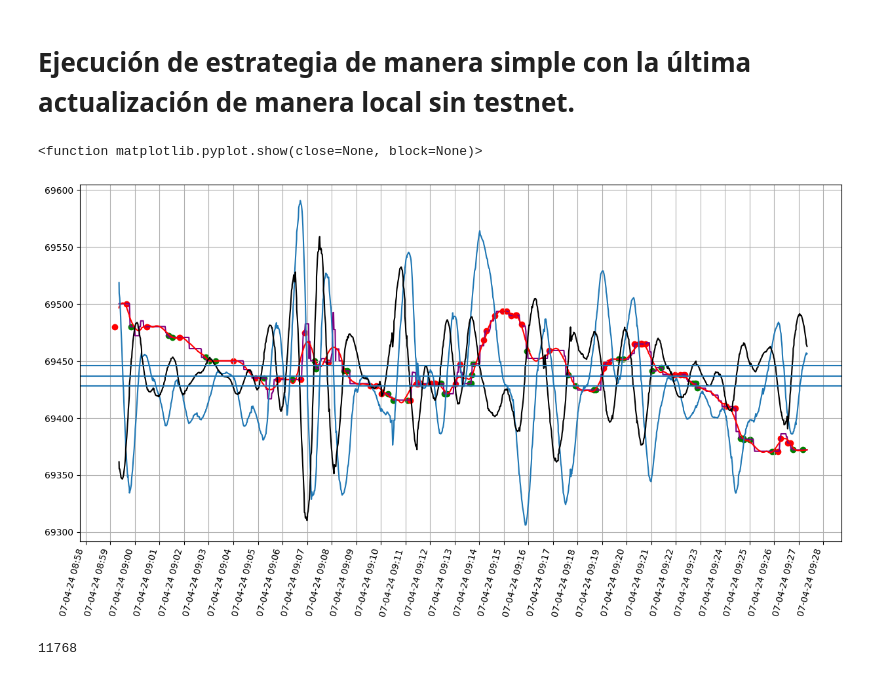
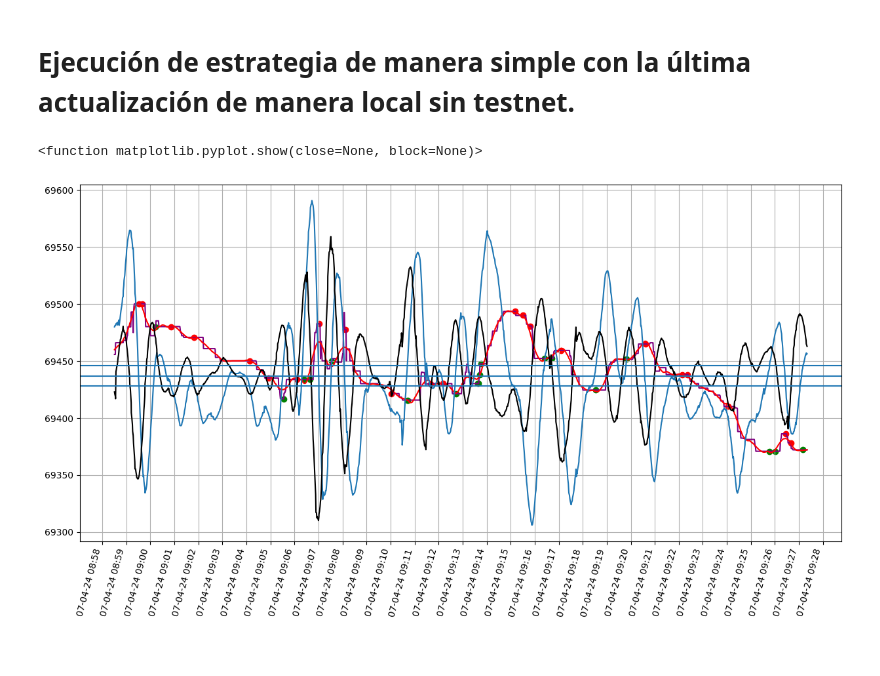
Before and after one commit to Tinmarian/tradingbot, a Jupyter notebook: scripts/streaming_derivatives_analysis_V1.ipynb, the cells around one changed output. Cells and saved outputs as stored; diff of their text form; code cells hidden in the pictures.

```diff
--- a/scripts/streaming_derivatives_analysis_V1.ipynb
+++ b/scripts/streaming_derivatives_analysis_V1.ipynb
@@ -112,39 +112,35 @@ for lista in [max_points_idx,min_points_idx]:
         for idx in sorted(close_points_max,reverse=True):
             del lista[idx]
     else:
         for idx in sorted(close_points_min,reverse=True):
             del lista[idx]
 
 
 ##################################################################################################################################
 # Gráfica final del backtesting sobre nuestro análisis con puntos de compra y venta.
 ##################################################################################################################################
 mp = recent_data.Precio[initial_date_index:final_date_index].mean()
 plt.figure(figsize=(15,8))
-plt.plot(recent_data.Tiempo[initial_date_index-100:final_date_index],recent_data.Precio[initial_date_index-100:final_date_index].multiply(1),color='purple')
-plt.plot(recent_data.Tiempo[initial_date_index-100:final_date_index],recent_data.Interpolacion[initial_date_index-100:final_date_index].multiply(1),color='red')
-plt.plot(recent_data.Tiempo[initial_date_index-100:final_date_index],recent_data.PD_Interpolacion[initial_date_index-100:final_date_index].multiply(100)+mp)
-plt.plot(recent_data.Tiempo[initial_date_index-100:final_date_index],recent_data.SD_Interpolacion[initial_date_index-100:final_date_index].multiply(1000)+mp,color='k')
+plt.plot(recent_data.Tiempo[initial_date_index-150:final_date_index],recent_data.Precio[initial_date_index-150:final_date_index].multiply(1),color='purple')
+plt.plot(recent_data.Tiempo[initial_date_index-150:final_date_index],recent_data.Interpolacion[initial_date_index-150:final_date_index].multiply(1),color='red')
+plt.plot(recent_data.Tiempo[initial_date_index-150:final_date_index],recent_data.PD_Interpolacion[initial_date_index-150:final_date_index].multiply(100)+mp)
+plt.plot(recent_data.Tiempo[initial_date_index-150:final_date_index],recent_data.SD_Interpolacion[initial_date_index-150:final_date_index].multiply(1000)+mp,color='k')
 plt.scatter(recent_data.Tiempo.iloc[max_points_idx],recent_data.Precio.iloc[max_points_idx],color='g')
 plt.scatter(recent_data.Tiempo.iloc[min_points_idx],recent_data.Precio.iloc[min_points_idx],color='r')
 plt.grid(visible=True)
 
 # Set minor tick locations.
 plt.gca().xaxis.set_major_formatter(mdates.DateFormatter('%d-%m-%y %H:%M'))
 plt.gca().xaxis.set_major_locator(mdates.MinuteLocator(interval=1))
 # plt.gca().xaxis.set_minor_locator(minorLocator)
 plt.gcf().autofmt_xdate()
 # Set grid to use minor tick locations.
 plt.grid(which = 'minor')
 plt.xticks(rotation=75)
 plt.axhline(mp)
 plt.axhline(np.std(recent_data.SD_Interpolacion)*std_mult + mp)
 plt.axhline(mp - np.std(recent_data.SD_Interpolacion)*std_mult)
 plt.show
 # %% [output]
 <function matplotlib.pyplot.show(close=None, block=None)>
-[figure, old version]
+[figure, new version]
-# %%
-PMSD
-# %% [output]
-11768
```
Also changed, not shown: parts of 2 cells of this notebook, 2 other files.
